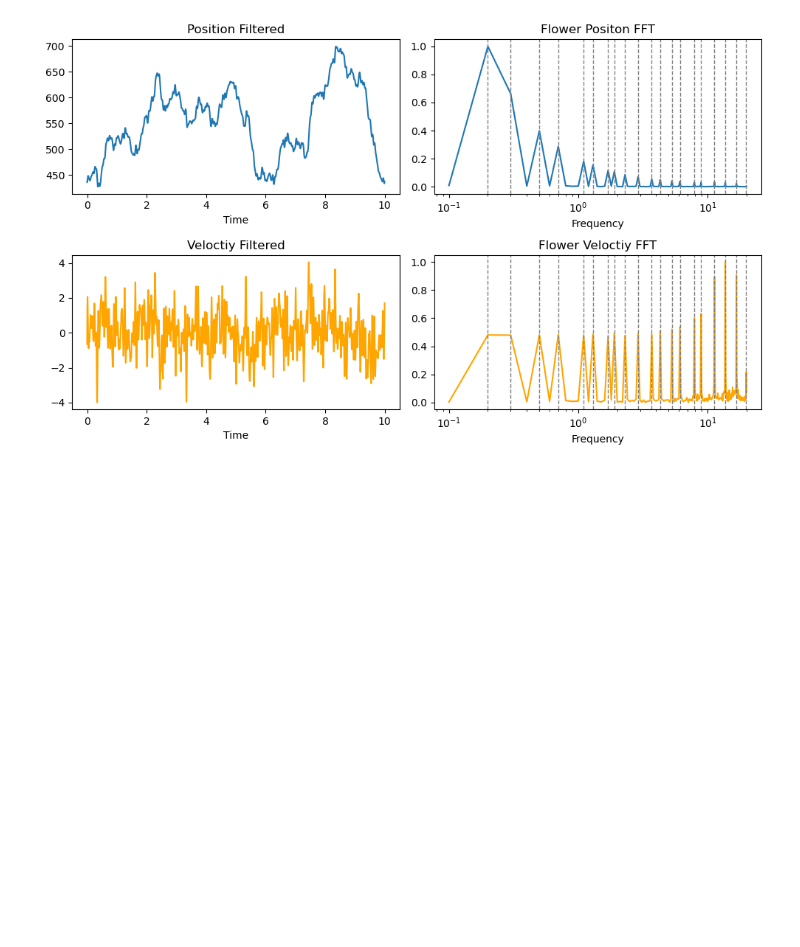
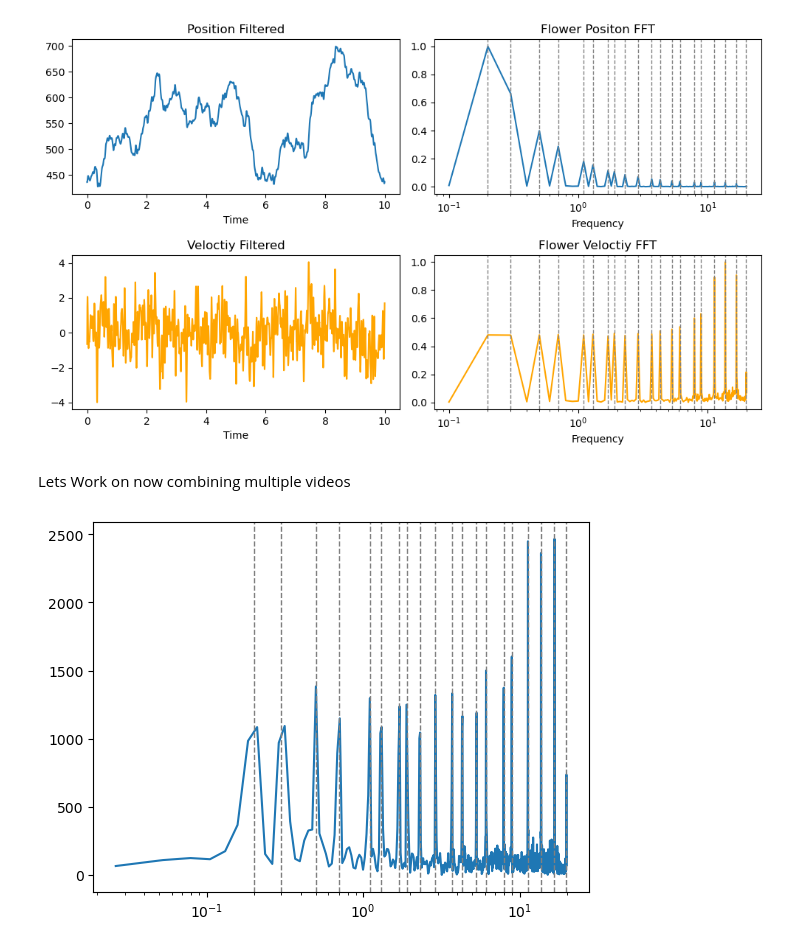
Before and after one commit to d05hna/FatMoths, a Jupyter notebook: stim.ipynb, the cells around one changed output. Saved outputs shown, nothing was run; the diff lists cells and outputs as text; code cells hidden in the pictures; blank space fills up the shorter version.

```diff
--- a/stim.ipynb
+++ b/stim.ipynb
@@ -35,8 +21,6 @@ def for_range(signal, fs,freq_range):
     freq_range = fr[freq_indices]
 
     return(fft_range,freq_range)
-# %%
-f,t = for_range(ds_stim[0:20000],1000,[0,20])
 # %%
 freqs = np.array([0.2000,0.3000,0.5000,0.7000,1.100,1.300,1.700,1.900,2.300,2.900,3.700,4.300,5.300,6.100,7.900,8.900,11.30,13.70,16.70 ,19.90]
 )
@@ -173,3 +107,46 @@ plt.savefig("posandveloandfft.png",bbox_inches="tight")
 plt.show()
 # %% [output]
 [figure]
+# %% [markdown]
+Lets Work on now combining multiple videos
+# %%
+trial_0 = glob(datadir+"2024_08_01/DLT_data/000/*.csv")
+
+trials = {}
+for t in trial_0:
+    n = int(t.split("/")[-1].split("_")[-1][:2])
+    trials[n] = np.array(pd.read_csv(t)["pt1_cam1_X"])
+# %%
+def mung_trial_data(path,savgol_params=[21,5],fs=300):
+    paths = glob(path+"*.csv")
+    trials = {}
+    for p in paths:
+        n = int(p.split("/")[-1].split("_")[-1][:2])
+        trials[n] = np.array(pd.read_csv(p)["pt1_cam1_X"])
+
+    full_x = np.concatenate([trials[k] for k in sorted(trials.keys())])
+    full_x_filt = savgol_filter(full_x,savgol_params[0],savgol_params[1])
+    full_x_filt_velo = savgol_filter(full_x,savgol_params[0],savgol_params[1],deriv=1)
+    time = np.linspace(0,len(full_x)/fs,len(full_x))
+
+    df = pd.DataFrame({"time": time, "raw": full_x, "filtered": full_x_filt, "velo": full_x_filt_velo})
+
+    return(df)
+# %%
+datadir ="/home/doshna/Documents/PHD/data/fatties/2024_08_01/DLT_data/"
+paths = glob(datadir+"*/")
+for p in paths:
+    n = p.split("/")[-2]
+    m = p.split("/")[-4]
+    d = mung_trial_data(p)
+    d.to_csv(datadir+f"munged_stim_{m}_{n}.csv",index=False)
+# %%
+sig = np.array(d["velo"])
+m,f = for_range(sig,300,[0,20])
+
+plt.semilogx(f[1:],m[1:])
+for p in freqs:
+    plt.axvline(x = p,color="gray",linestyle="--",linewidth=1)
+plt.show()
+# %% [output]
+[figure, added]
```
Also changed, not shown: parts of 9 cells of this notebook, 1 other file.
